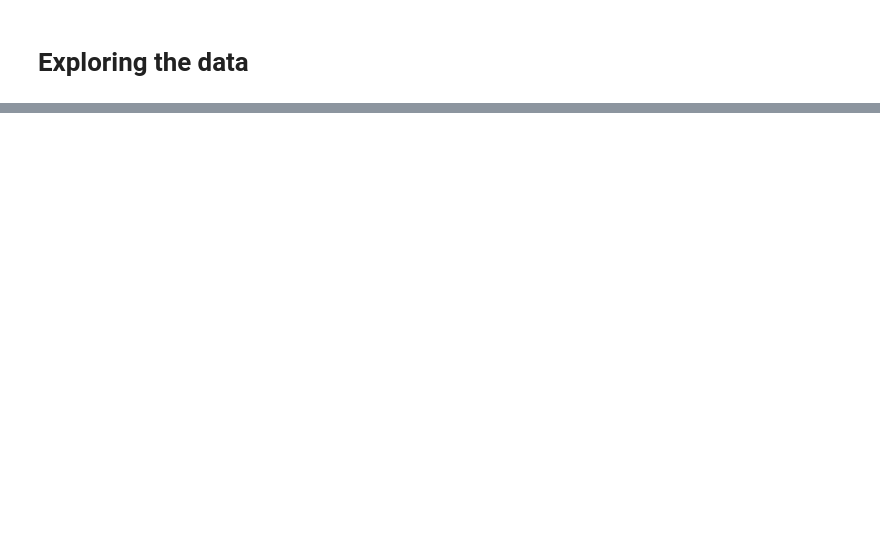
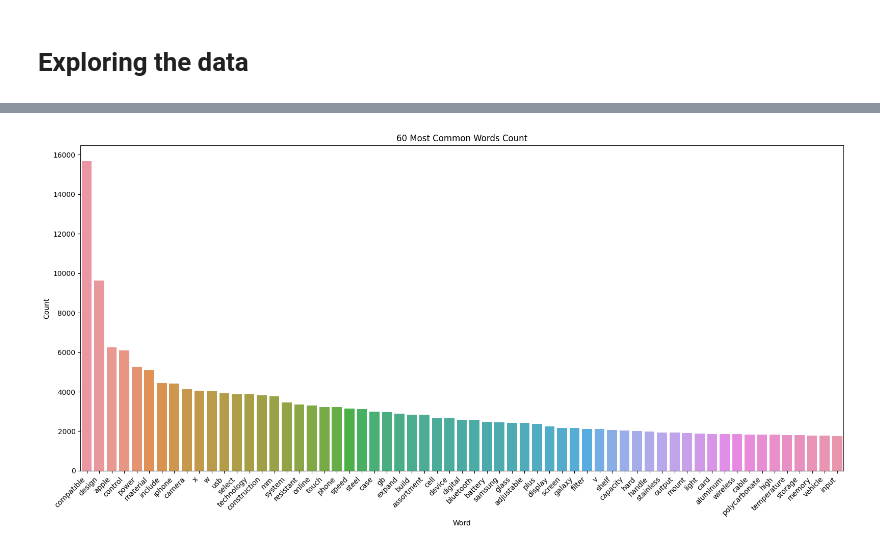
Before and after one commit to christian180492/e_commerce_categorization, a Jupyter notebook: EDA.ipynb, the cells around one changed output, grey strips where cells are left out. Drawn from its saved outputs; the diff is of its cells as text; code cells hidden in the pictures; blank space fills up the shorter version.

```diff
--- a/EDA.ipynb
+++ b/EDA.ipynb
@@ -24,0 +237,4 @@ df3.head()
+# %%
+# leemos para no tener que pasar por lo mismo.
+products_df = pd.read_csv('dataset/products_normalized.csv')
+products_df.head()
@@ -24,0 +248,2 @@ df3.head()
+# %%
+corpus = [word for i in products_df['Descriptions'].str.split().values.tolist() for word in i if (word not in stop_words)]
@@ -24,0 +282,5 @@ df3.head()
+# %%
+from nltk.probability import FreqDist
+most_common = FreqDist(corpus).most_common(n=None)
+most_common_df = pd.DataFrame(most_common, columns=['Word', 'Count'])
+most_common_df.head()
@@ -24,0 +294,5 @@ df3.head()
+# %%
+from nltk.probability import FreqDist
+common_num = 60
+most_common_plot = most_common_df[0:common_num+1].copy()
+most_common_plot.head()
@@ -24,0 +306,10 @@ df3.head()
+# %%
+plt.figure(figsize=(16,8))
+Title = f'{common_num} Most Common Words Count'
+sns.barplot(data=most_common_plot, x='Word', y='Count')
+plt.title(Title)
+plt.xticks(rotation=45, ha='right')
+plt.tight_layout()
+plt.show()
+# %% [output]
+[figure, added]
```
Also changed, not shown: parts of 31 cells of this notebook, 6 other files.
